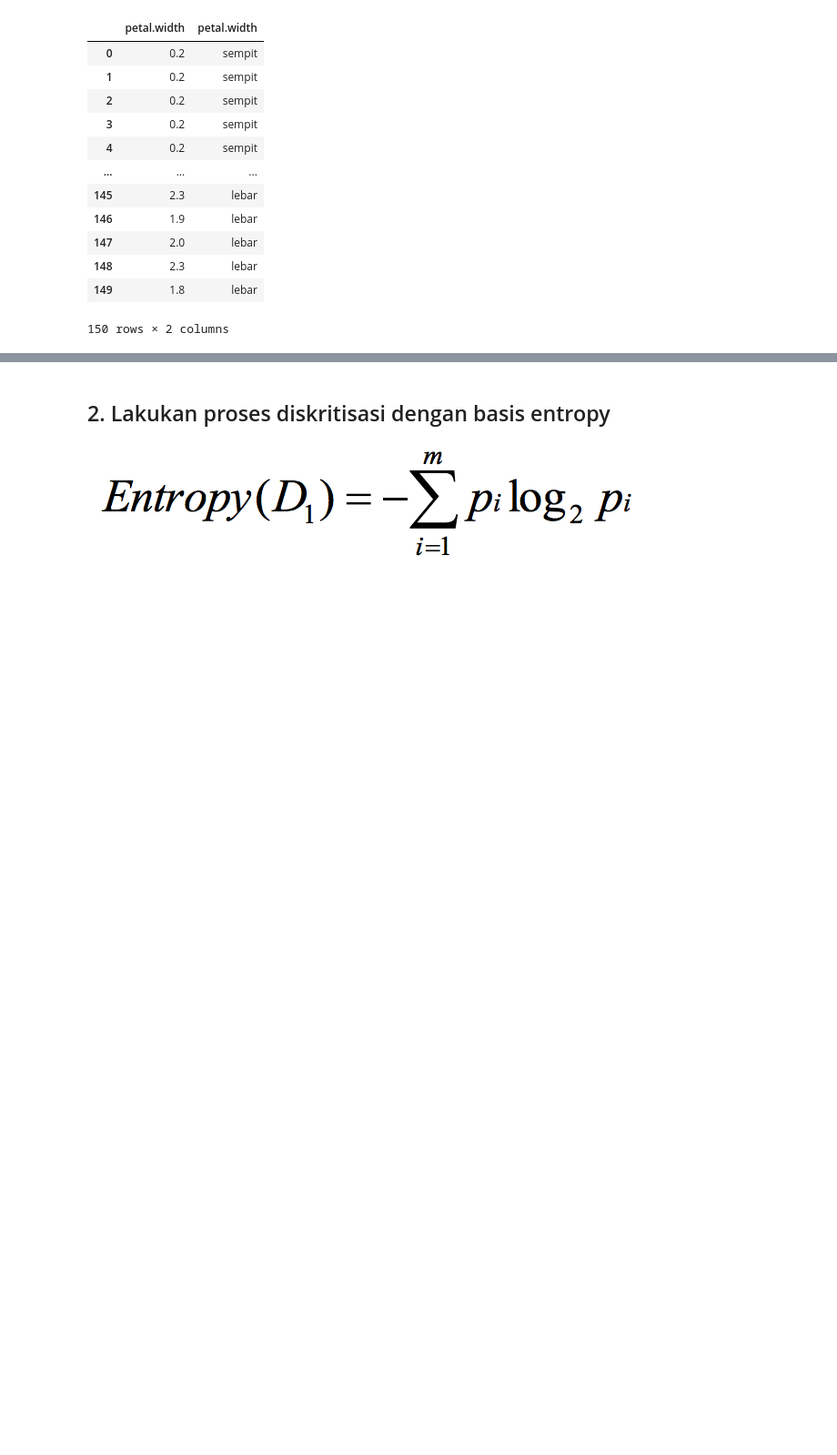
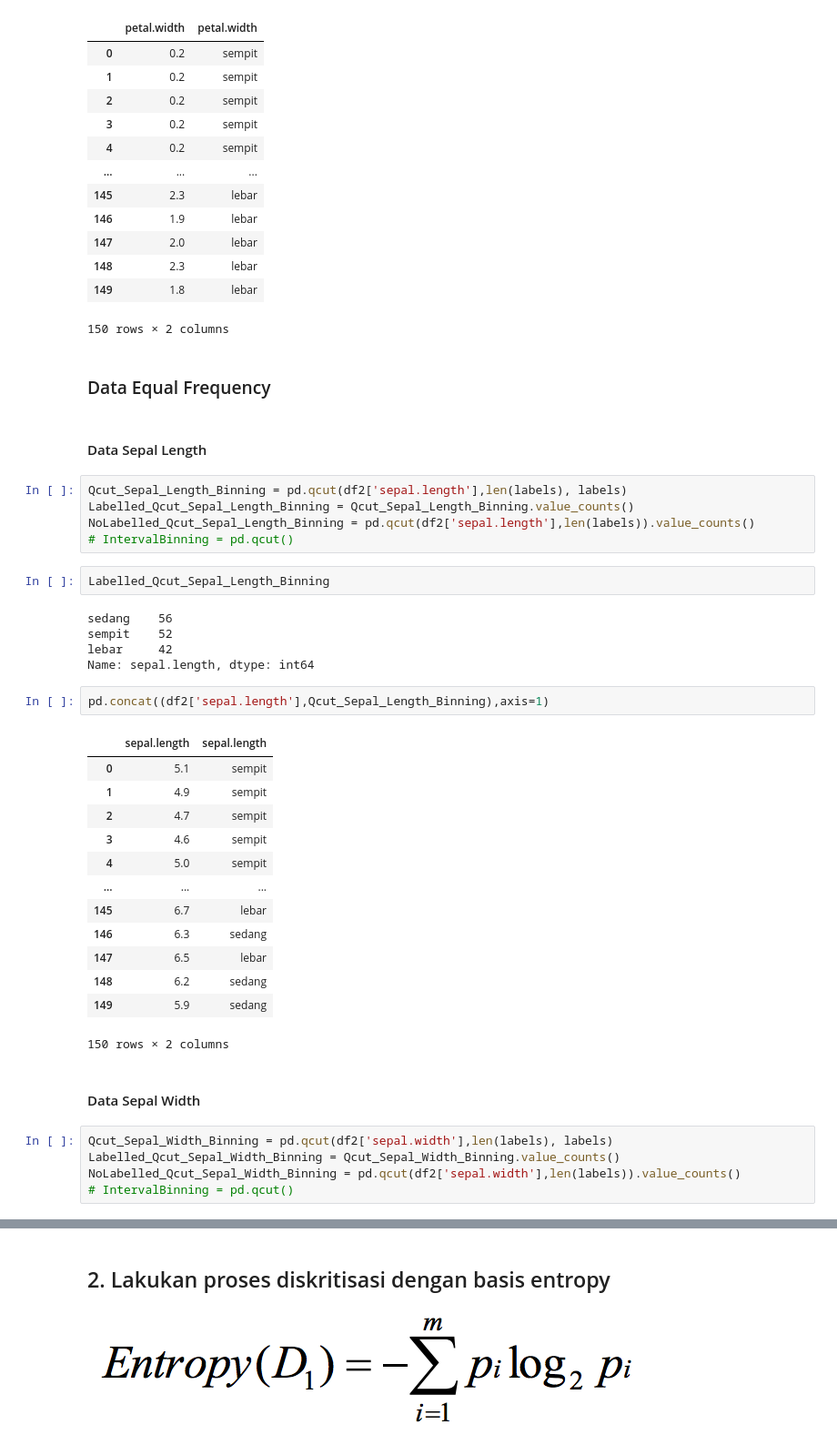
Before and after one commit to aliefakbrp/DataMining, a Jupyter notebook: _sources/notebooks2.ipynb, the cells around one changed output, grey strips where cells are left out. Shown: that part at 91% size. Drawn from its saved outputs; the diff is of its cells as text; blank space fills up the shorter version.

```diff
--- a/_sources/notebooks2.ipynb
+++ b/_sources/notebooks2.ipynb
@@ -197,3 +249,42 @@ pd.concat((df2['petal.width'],Petal_Width_Binning),axis=1)
 | 148 | 2.3 | lebar |
 | 149 | 1.8 | lebar |
 150 rows × 2 columns
+# %% [markdown]
+### Data Equal Frequency
+# %% [markdown]
+#### Data Sepal Length
+# %%
+Qcut_Sepal_Length_Binning = pd.qcut(df2['sepal.length'],len(labels), labels)
+Labelled_Qcut_Sepal_Length_Binning = Qcut_Sepal_Length_Binning.value_counts()
+NoLabelled_Qcut_Sepal_Length_Binning = pd.qcut(df2['sepal.length'],len(labels)).value_counts()
+# IntervalBinning = pd.qcut()
+# %%
+Labelled_Qcut_Sepal_Length_Binning
+# %% [output]
+sedang    56
+sempit    52
+lebar     42
+Name: sepal.length, dtype: int64
+# %%
+pd.concat((df2['sepal.length'],Qcut_Sepal_Length_Binning),axis=1)
+# %% [output]
+|  | sepal.length | sepal.length |
+| 0 | 5.1 | sempit |
+| 1 | 4.9 | sempit |
+| 2 | 4.7 | sempit |
+| 3 | 4.6 | sempit |
+| 4 | 5.0 | sempit |
+| ... | ... | ... |
+| 145 | 6.7 | lebar |
+| 146 | 6.3 | sedang |
+| 147 | 6.5 | lebar |
+| 148 | 6.2 | sedang |
+| 149 | 5.9 | sedang |
+150 rows × 2 columns
+# %% [markdown]
+#### Data Sepal Width
+# %%
+Qcut_Sepal_Width_Binning = pd.qcut(df2['sepal.width'],len(labels), labels)
+Labelled_Qcut_Sepal_Width_Binning = Qcut_Sepal_Width_Binning.value_counts()
+NoLabelled_Qcut_Sepal_Width_Binning = pd.qcut(df2['sepal.width'],len(labels)).value_counts()
+# IntervalBinning = pd.qcut()
```
Also changed, not shown: parts of 21 cells of this notebook, 2 other files.
